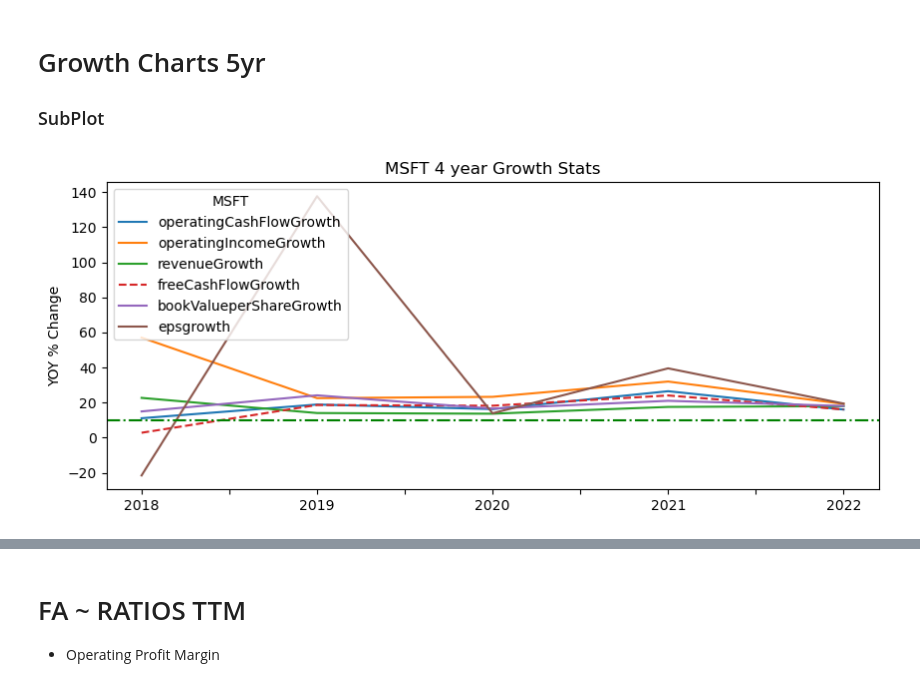
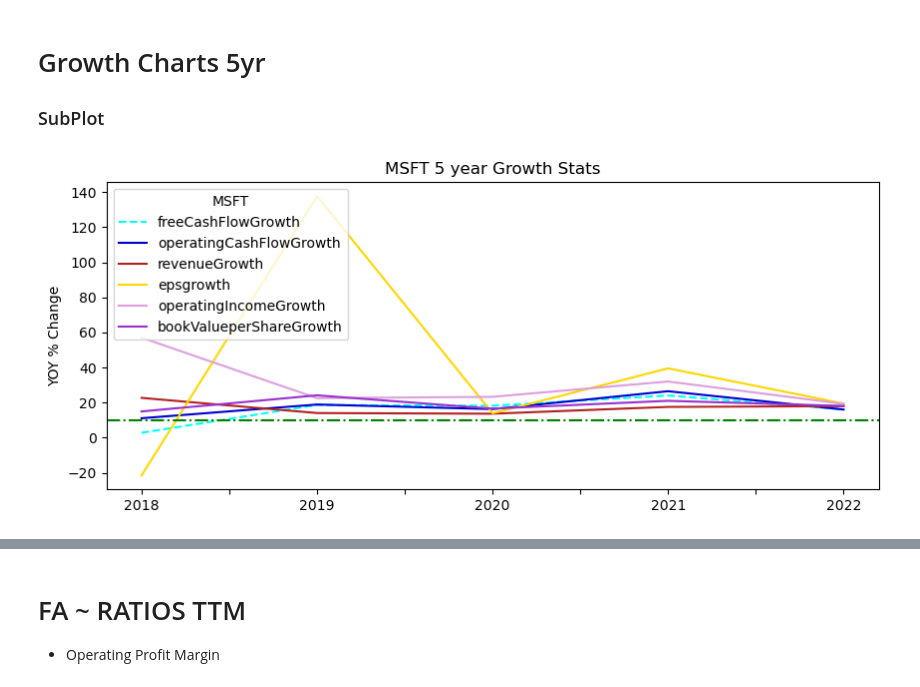
Before and after one commit to xitxat/FundamentalAnalysis, a Jupyter notebook: FA/Value01.ipynb, the cells around one changed output, grey strips where cells are left out. Cells and saved outputs as stored; diff of their text form; code cells hidden in the pictures.

```diff
--- a/FA/Value01.ipynb
+++ b/FA/Value01.ipynb
@@ -257,17 +283,20 @@ df_Eps_Growth.plot(figsize=(8,3), kind='barh',  title='Financial Statement Growt
 # Growth Charts 5yr
 ### SubPlot
 # %%
-opCashFlwGrowth_5yr.plot(figsize=(10,4),  title= f'{ticker} 4 year Growth Stats')
-opIncomeGrowth_5yr.plot(figsize=(10,4), )
-rev_Growth_5yr.plot(figsize=(10,4), )
-fcf_Growth_5yr.plot(figsize=(10,4), linestyle='dashed')
-bvps_Growth_5yr.plot(figsize=(10,4),)
-epsGrowth_5yr.plot(figsize=(10,4), )
-# plt.figsize=(10,4)
-# plt.title= ('ticker')
+
+plt.rcParams["figure.figsize"] = [10,4]
+
+fcf_Growth_5yr.plot( title= f'{ticker} 5 year Growth Stats', linestyle='dashed', color='aqua', linewidth=1.5,)
+opCashFlwGrowth_5yr.plot(  color='mediumblue')
+rev_Growth_5yr.plot(color='firebrick' )
+epsGrowth_5yr.plot( color='gold' )
+opIncomeGrowth_5yr.plot(color='plum' )
+bvps_Growth_5yr.plot(color='darkorchid')
+
+# plt.# plt.title= ('ticker')
 plt.axhline(y=10, color='g', linestyle='-.')
 plt.ylabel("YOY % Change")
 plt.legend(loc='upper left', title=f'{ticker}')
 plt.savefig('ImgCollect\\Growth_5yr.png') # prep for export
 # %% [output]
-[figure, old version]
+[figure, new version]
```
Also changed, not shown: parts of 23 cells of this notebook, 3 other files.
